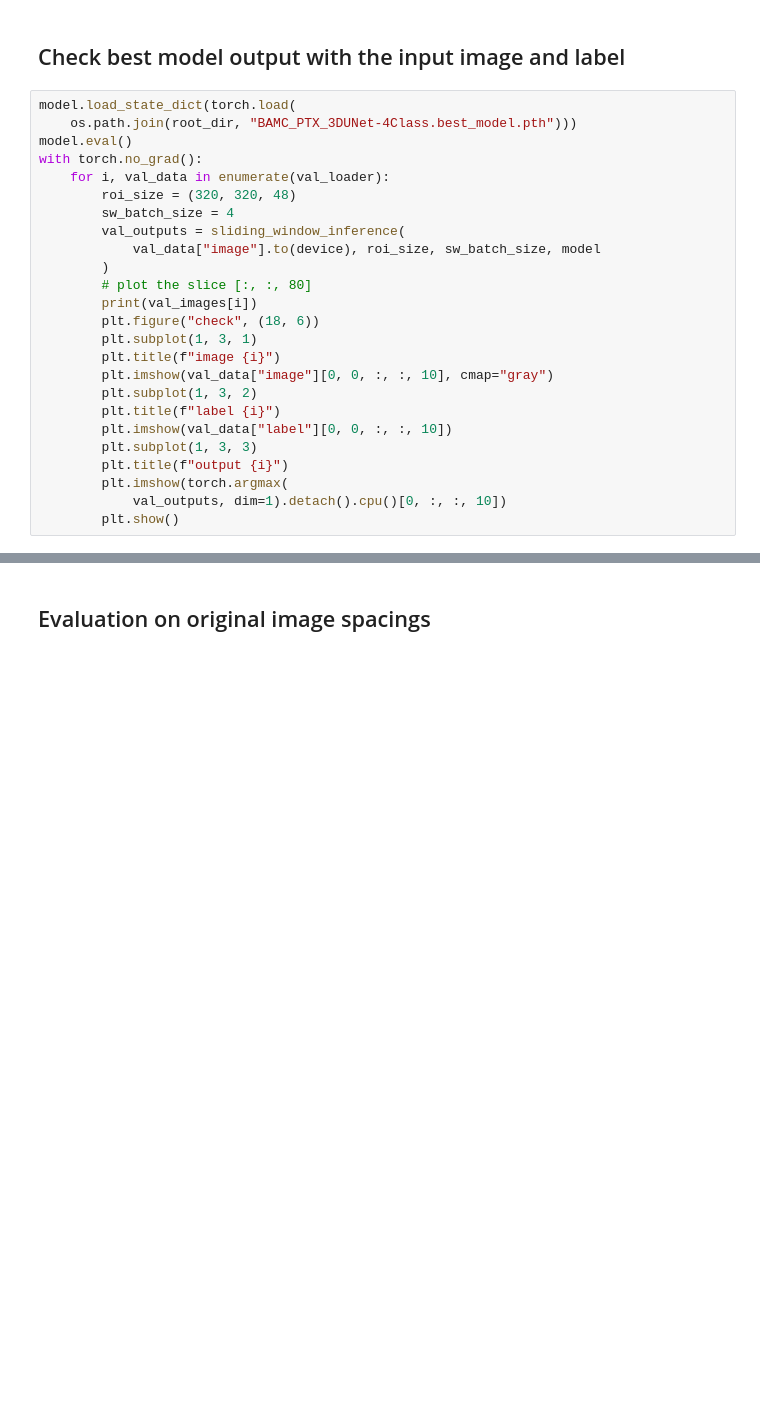
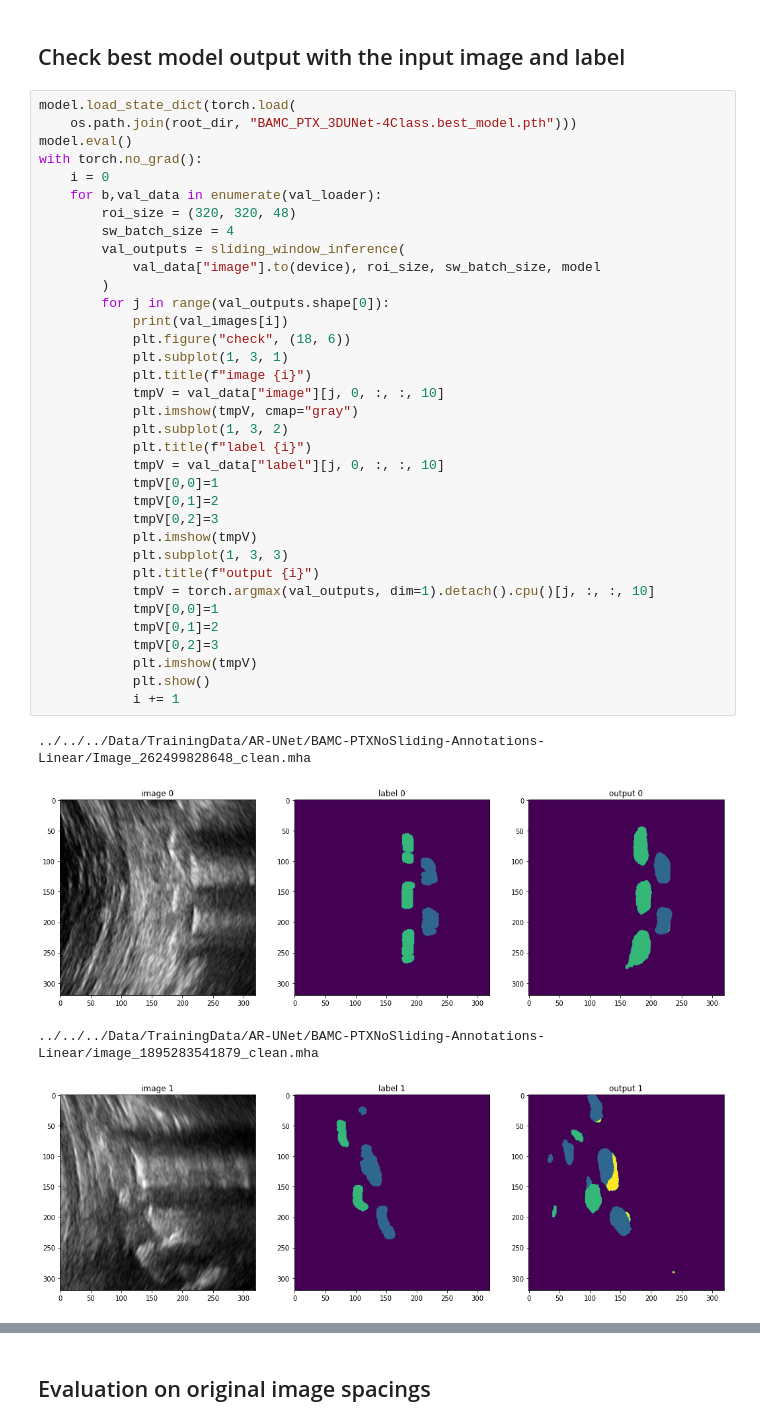
Before and after one commit to KitwareMedical/itkARGUS-DARPA-POCUS_AI-Archive, a Jupyter notebook: Experiments/UNet/monai-unet/BAMC_PTX_3DUNet-4Class.ipynb, the cells around one changed output, grey strips where cells are left out. Cells and saved outputs as stored; diff of their text form; blank space fills up the shorter version.

Commit message:
ENH: Enable graphing of all validation results.

```diff
--- a/Experiments/UNet/monai-unet/BAMC_PTX_3DUNet-4Class.ipynb
+++ b/Experiments/UNet/monai-unet/BAMC_PTX_3DUNet-4Class.ipynb
@@ -281,25 +286,40 @@ plt.show()
 # %%
 model.load_state_dict(torch.load(
     os.path.join(root_dir, "BAMC_PTX_3DUNet-4Class.best_model.pth")))
 model.eval()
 with torch.no_grad():
-    for i, val_data in enumerate(val_loader):
+    i = 0
+    for b,val_data in enumerate(val_loader):
         roi_size = (320, 320, 48)
         sw_batch_size = 4
         val_outputs = sliding_window_inference(
             val_data["image"].to(device), roi_size, sw_batch_size, model
         )
-        # plot the slice [:, :, 80]
-        print(val_images[i])
-        plt.figure("check", (18, 6))
-        plt.subplot(1, 3, 1)
-        plt.title(f"image {i}")
-        plt.imshow(val_data["image"][0, 0, :, :, 10], cmap="gray")
-        plt.subplot(1, 3, 2)
-        plt.title(f"label {i}")
-        plt.imshow(val_data["label"][0, 0, :, :, 10])
-        plt.subplot(1, 3, 3)
-        plt.title(f"output {i}")
-        plt.imshow(torch.argmax(
-            val_outputs, dim=1).detach().cpu()[0, :, :, 10])
-        plt.show()
+        for j in range(val_outputs.shape[0]):
+            print(val_images[i])
+            plt.figure("check", (18, 6))
+            plt.subplot(1, 3, 1)
+            plt.title(f"image {i}")
+            tmpV = val_data["image"][j, 0, :, :, 10]
+            plt.imshow(tmpV, cmap="gray")
+            plt.subplot(1, 3, 2)
+            plt.title(f"label {i}")
+            tmpV = val_data["label"][j, 0, :, :, 10]
+            tmpV[0,0]=1
+            tmpV[0,1]=2
+            tmpV[0,2]=3
+            plt.imshow(tmpV)
+            plt.subplot(1, 3, 3)
+            plt.title(f"output {i}")
+            tmpV = torch.argmax(val_outputs, dim=1).detach().cpu()[j, :, :, 10]
+            tmpV[0,0]=1
+            tmpV[0,1]=2
+            tmpV[0,2]=3
+            plt.imshow(tmpV)
+            plt.show()
+            i += 1
+# %% [output]
+../../../Data/TrainingData/AR-UNet/BAMC-PTXNoSliding-Annotations-Linear/Image_262499828648_clean.mha
+[figure, added]
+../../../Data/TrainingData/AR-UNet/BAMC-PTXNoSliding-Annotations-Linear/image_1895283541879_clean.mha
+[figure, added]
```
Also changed, not shown: parts of 4 cells of this notebook, 1 other file.
